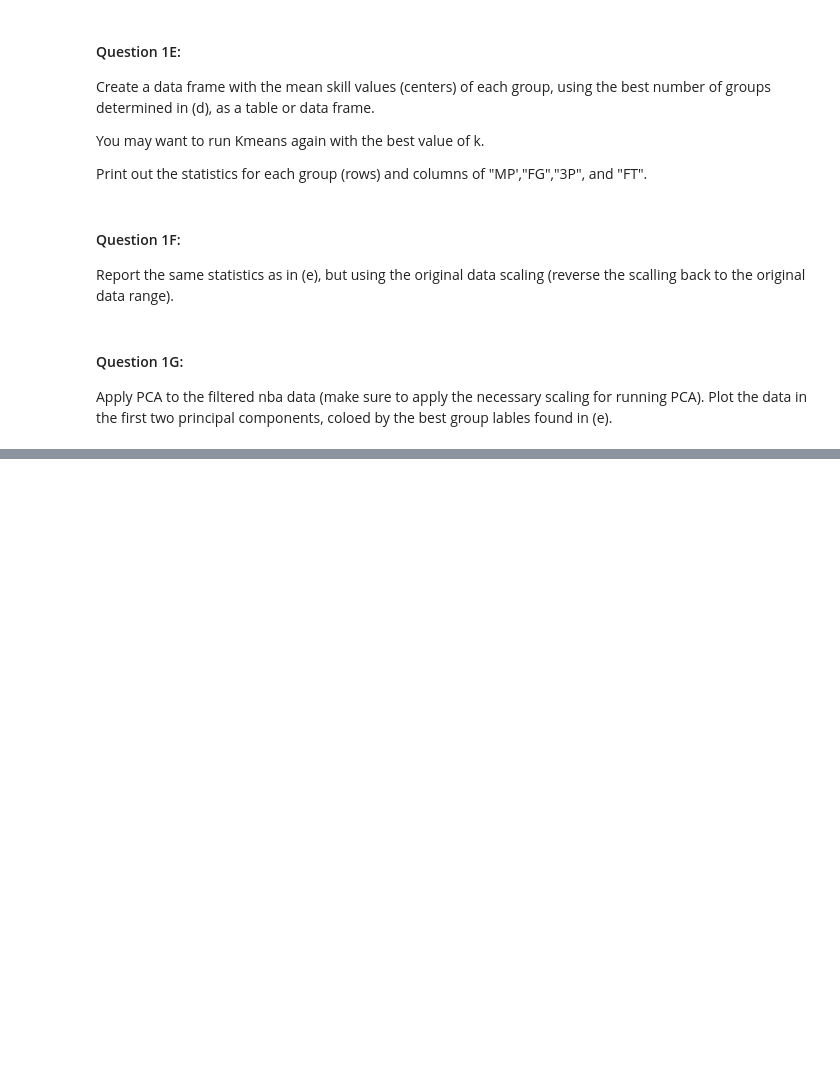
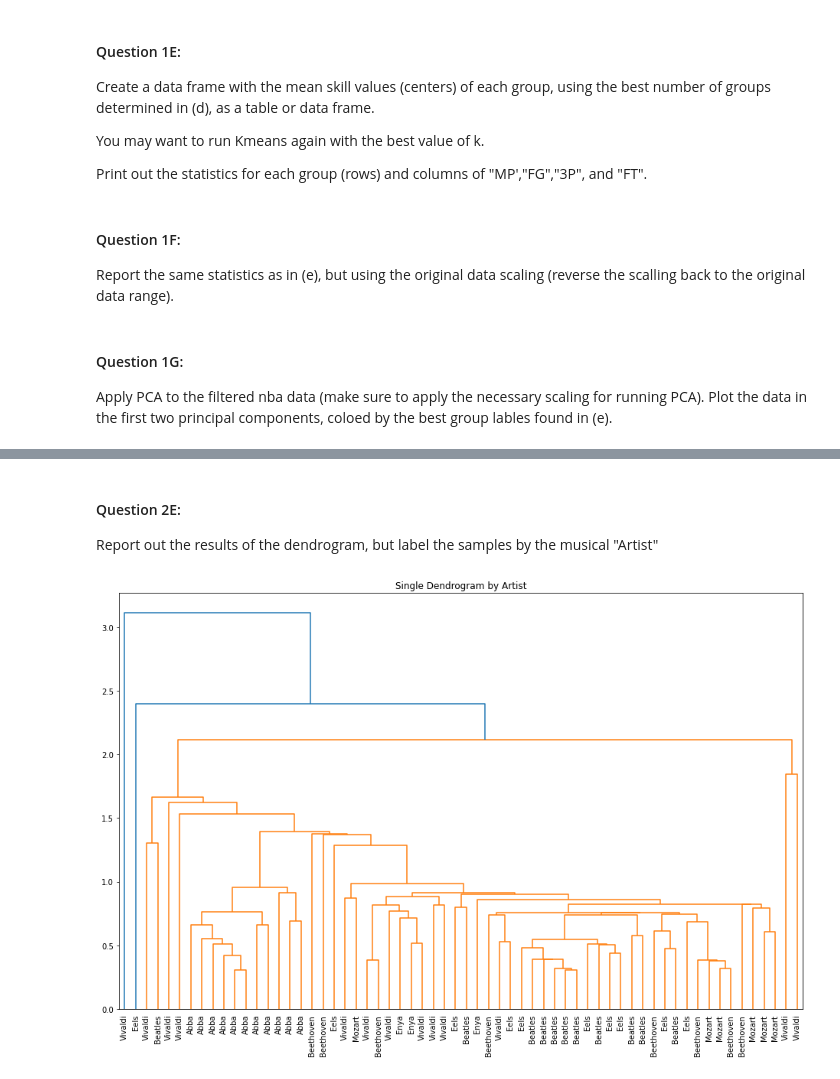
Before and after one commit to DevvyDont/DataMining, a Jupyter notebook: A4/A4_Group_Zamorano.ipynb, the cells around one changed output, grey strips where cells are left out. Saved outputs shown, nothing was run; the diff lists cells and outputs as text; code cells hidden in the pictures; blank space fills up the shorter version.

```diff
--- a/A4/A4_Group_Zamorano.ipynb
+++ b/A4/A4_Group_Zamorano.ipynb
@@ -41,0 +134,13 @@ Apply PCA to the filtered nba data (make sure to apply the necessary scaling for
+# %% [markdown]
+#### Question 2E:
+Report out the results of the dendrogram, but label the samples by the musical "Artist"
+# %%
+#set target index to "Type"
+df=target.set_index('Artist')
+
+#plot 1E dendrogram single linkage by Artist
+plt.figure(figsize=(16, 10))
+plt.title("Single Dendrogram by Artist")
+S2 = dendrogram(s_link,labels=df.index,leaf_font_size=10)
+# %% [output]
+[figure, added]
```
Also changed, not shown: parts of 20 cells of this notebook.
